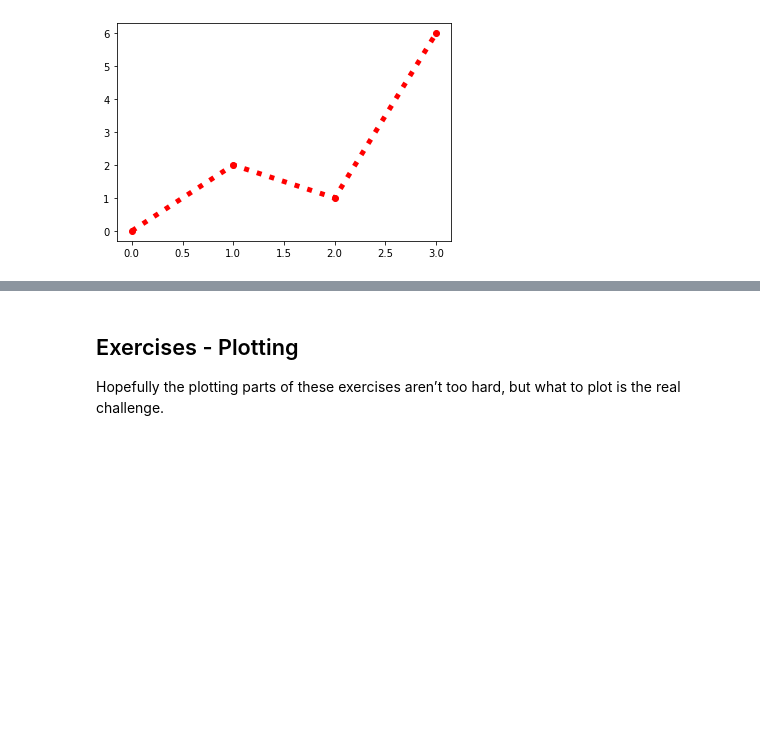
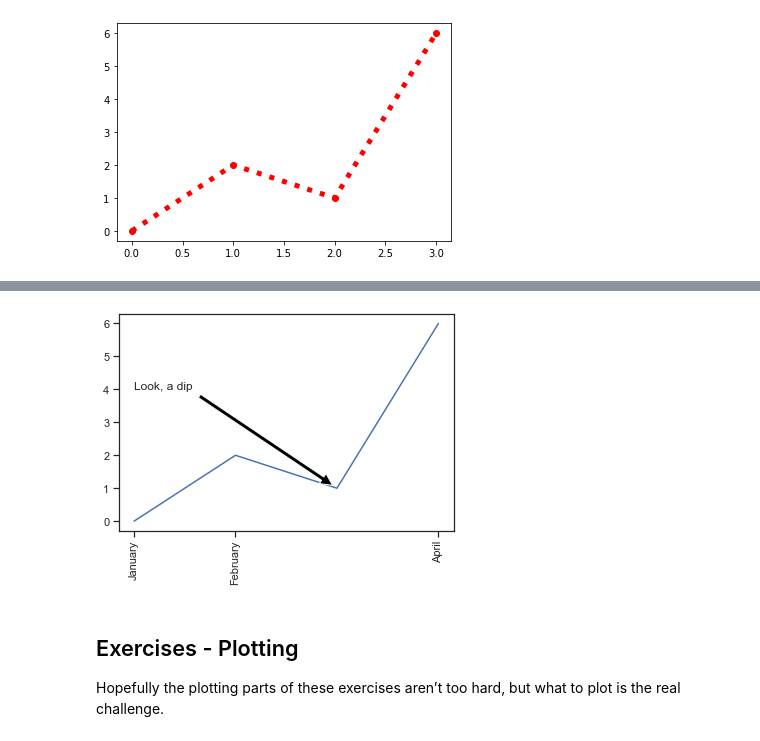
Before and after one commit to Aidan23Smith/Starting-with-Python, a Jupyter notebook: Python Basics.ipynb, the cells around one changed output, grey strips where cells are left out. Cells and saved outputs as stored; diff of their text form; code cells hidden in the pictures; blank space fills up the shorter version.

```diff
--- a/Python Basics.ipynb
+++ b/Python Basics.ipynb
@@ -923,3 +959,11 @@ Seaborn is another library which has a lot of graphical tools - actually quite h
+# %%
+plt.plot([0, 1, 2, 3], [0, 2, 1, 6])
+
+plt.xticks([0, 1, 3], ['January', 'February', 'April'], rotation='vertical')
+plt.annotate('Look, a dip', xy = (2, 1), xytext = (0, 4), arrowprops = {'facecolor':'black','shrink': 0.03})
+plt.show()
+# %% [output]
+[figure, added]
 # %% [markdown]
 ## Exercises - Plotting
 
```
Also changed, not shown: parts of 42 cells of this notebook.
